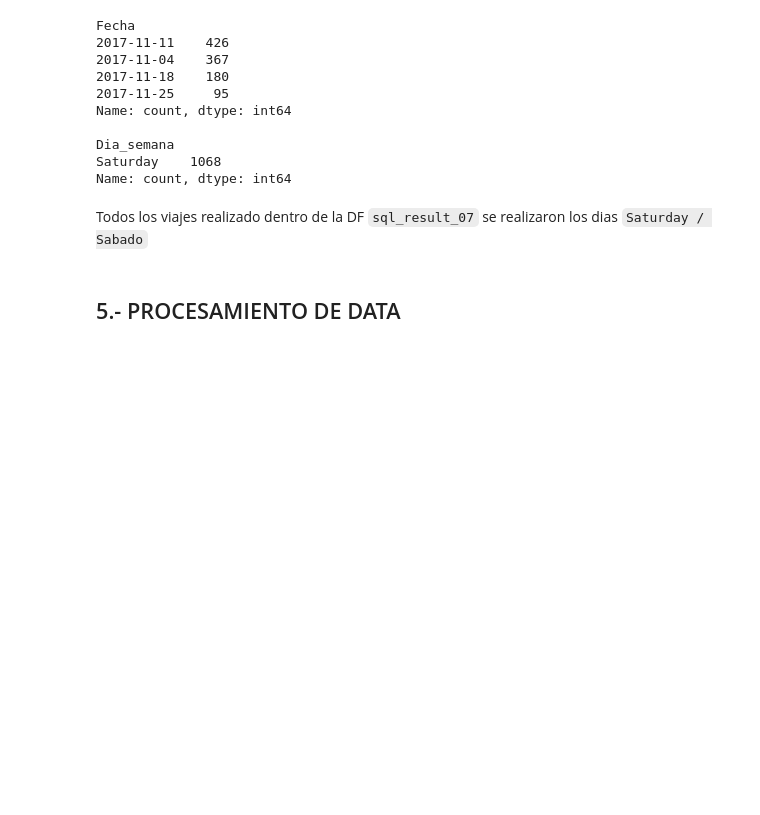
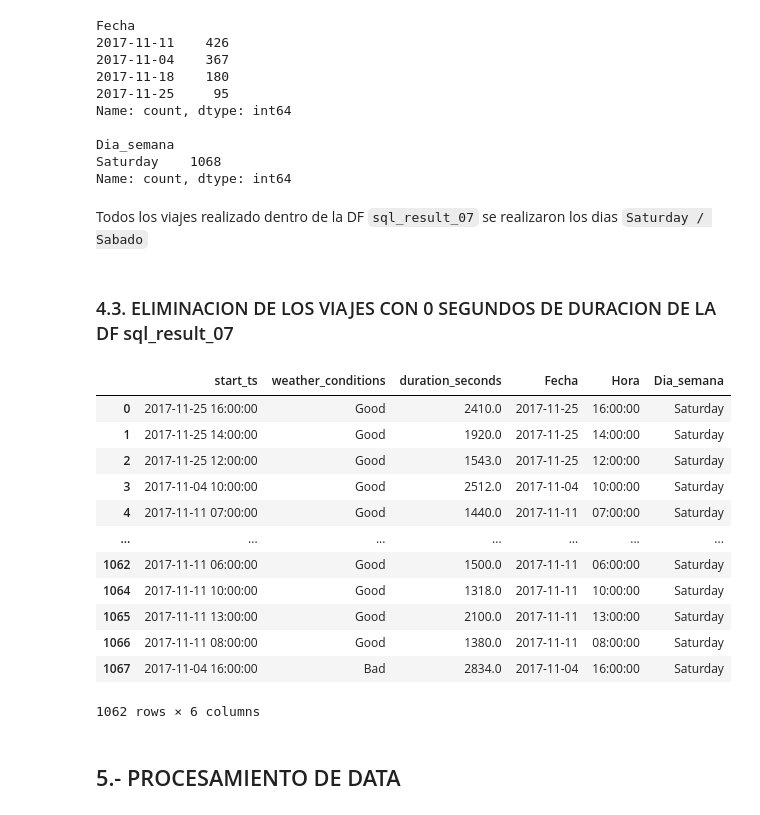
Before and after one commit to glouigi/PROYECTO-SPRINT-8, a Jupyter notebook: SPRINT 8 - RECOPILACION Y ALMACENAMIENTO DE DATOS.ipynb, the cells around one changed output. Drawn from its saved outputs; the diff is of its cells as text; code cells hidden in the pictures; blank space fills up the shorter version.

```diff
--- a/SPRINT 8 - RECOPILACION Y ALMACENAMIENTO DE DATOS.ipynb
+++ b/SPRINT 8 - RECOPILACION Y ALMACENAMIENTO DE DATOS.ipynb
@@ -200,6 +201,26 @@ Saturday    1068
 Name: count, dtype: int64
 # %% [markdown]
 Todos los viajes realizado dentro de la DF `sql_result_07` se realizaron los dias `Saturday / Sabado`
+# %% [markdown]
+### 4.3. ELIMINACION DE LOS VIAJES CON 0 SEGUNDOS DE DURACION DE LA DF sql_result_07
+# %%
+# Filtramos y eliminamos los datos 0 la data frame sql_result_07
+sql_result_07 = sql_result_07.query("duration_seconds != 0")
+sql_result_07
+# %% [output]
+|  | start_ts | weather_conditions | duration_seconds | Fecha | Hora | Dia_semana |
+| 0 | 2017-11-25 16:00:00 | Good | 2410.0 | 2017-11-25 | 16:00:00 | Saturday |
+| 1 | 2017-11-25 14:00:00 | Good | 1920.0 | 2017-11-25 | 14:00:00 | Saturday |
+| 2 | 2017-11-25 12:00:00 | Good | 1543.0 | 2017-11-25 | 12:00:00 | Saturday |
+| 3 | 2017-11-04 10:00:00 | Good | 2512.0 | 2017-11-04 | 10:00:00 | Saturday |
+| 4 | 2017-11-11 07:00:00 | Good | 1440.0 | 2017-11-11 | 07:00:00 | Saturday |
+| ... | ... | ... | ... | ... | ... | ... |
+| 1062 | 2017-11-11 06:00:00 | Good | 1500.0 | 2017-11-11 | 06:00:00 | Saturday |
+| 1064 | 2017-11-11 10:00:00 | Good | 1318.0 | 2017-11-11 | 10:00:00 | Saturday |
+| 1065 | 2017-11-11 13:00:00 | Good | 2100.0 | 2017-11-11 | 13:00:00 | Saturday |
+| 1066 | 2017-11-11 08:00:00 | Good | 1380.0 | 2017-11-11 | 08:00:00 | Saturday |
+| 1067 | 2017-11-04 16:00:00 | Bad | 2834.0 | 2017-11-04 | 16:00:00 | Saturday |
+1062 rows × 6 columns
 # %% [markdown]
 <h2>5.- PROCESAMIENTO DE DATA</h2>
 # %% [markdown]
```
Also changed, not shown: parts of 11 cells of this notebook, 1 other file.
